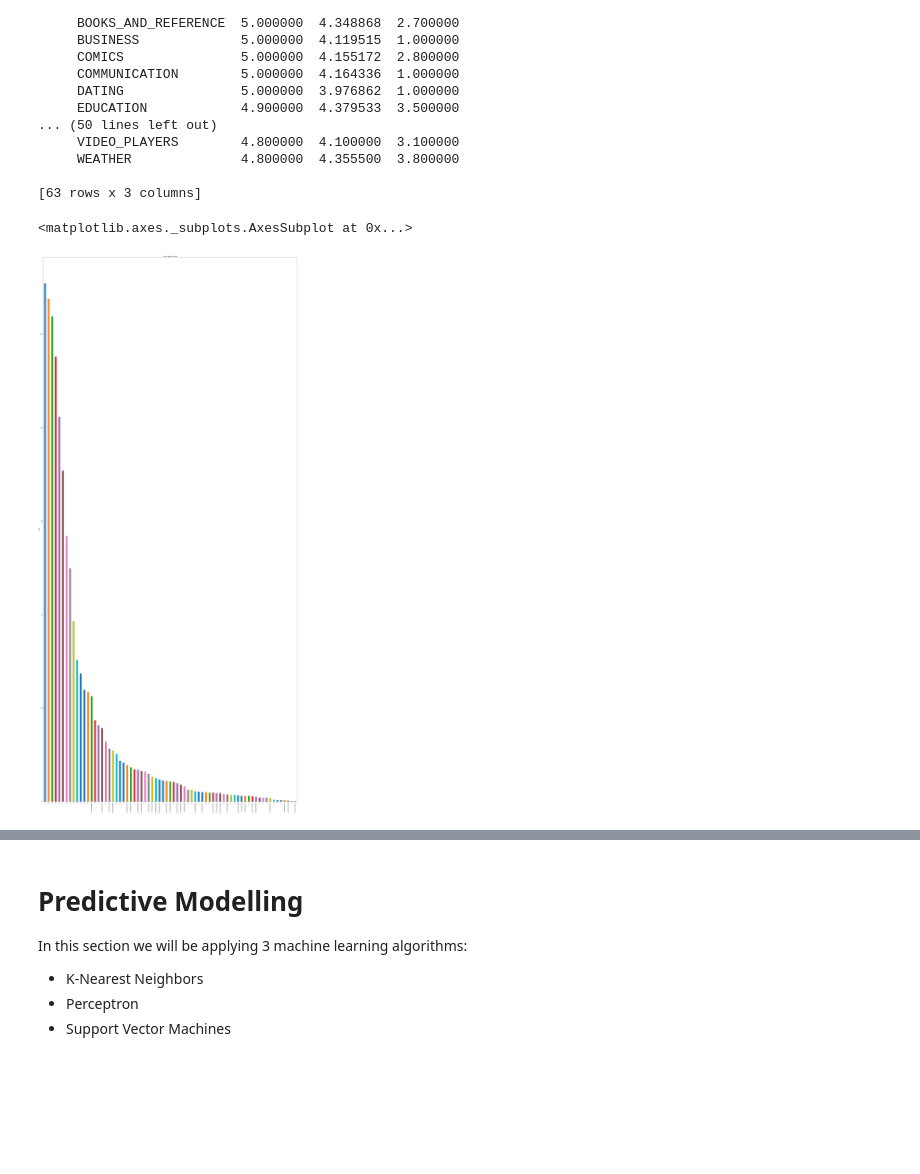
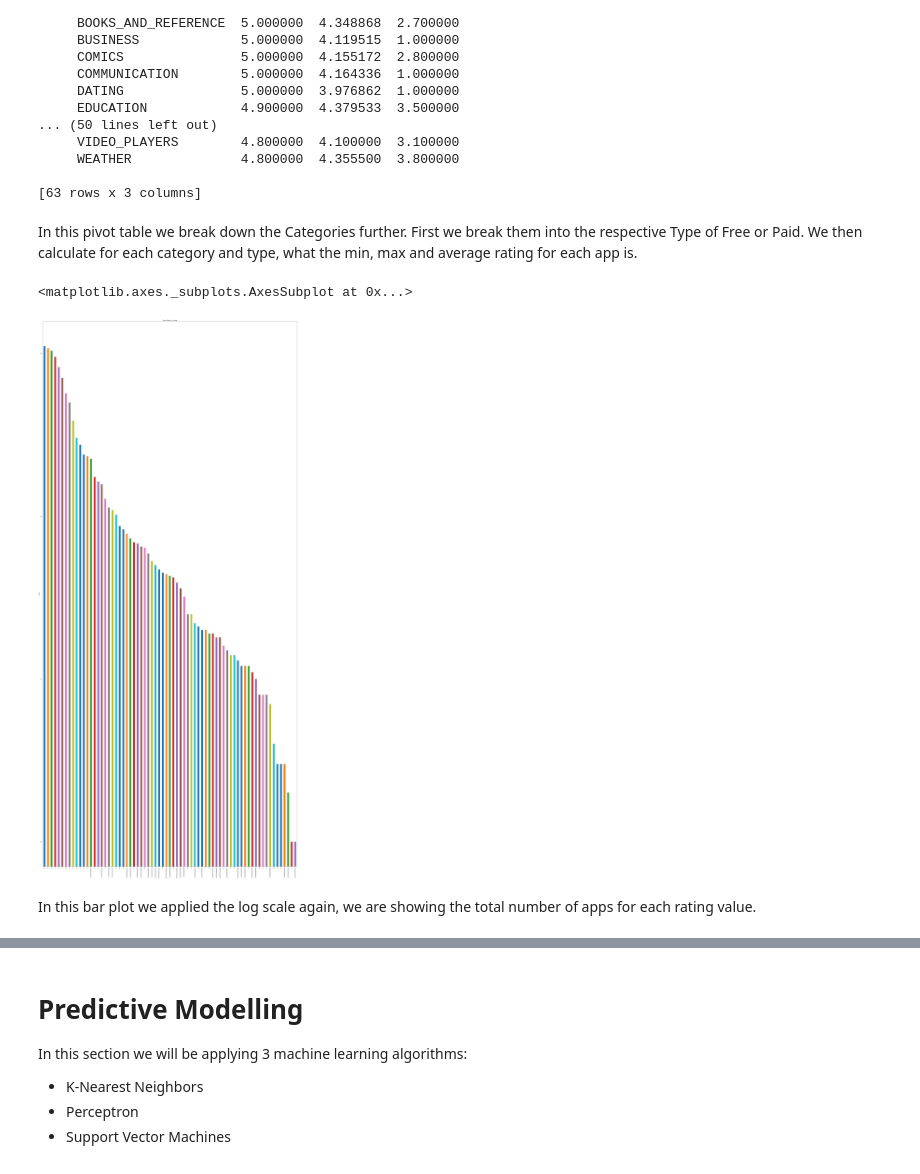
Before and after one commit to Carried-by-Compiler/Data-Mining-Project, a Jupyter notebook: Project.ipynb, the cells around one changed output, grey strips where cells are left out. Cells and saved outputs as stored; diff of their text form; code cells hidden in the pictures; blank space fills up the shorter version.

```diff
--- a/Project.ipynb
+++ b/Project.ipynb
@@ -458,17 +489,24 @@ Free ART_AND_DESIGN       5.000000  4.339906  3.200000
      WEATHER              4.800000  4.355500  3.800000
 
 [63 rows x 3 columns]
+# %% [markdown]
+In this pivot table we break down the Categories further.
+First we break them into the respective Type of Free or Paid.
+We then calculate for each category and type, what the min, max and average rating for each app is.
 # %%
 import matplotlib.pyplot as plt
 fig = plt.figure(figsize=(100,100))
 ax1 = fig.add_subplot(121)
 ax1.set_xlabel('')
 ax1.set_ylabel('Rating')
 ax1.set_title("Sum of Apps by Rating")
+ax1.set_yscale('Log')
 temp1.plot(kind='bar')
 # %% [output]
 <matplotlib.axes._subplots.AxesSubplot at 0x...>
-[figure, old version]
+[figure, new version]
+# %% [markdown]
+In this bar plot we applied the log scale again, we are showing the total number of apps for each rating value.
 # %%
 p = 0.05  # 5% of the lines
 # keep the header, then take only 1% of lines
```
Also changed, not shown: parts of 20 cells of this notebook, 1 other file.
